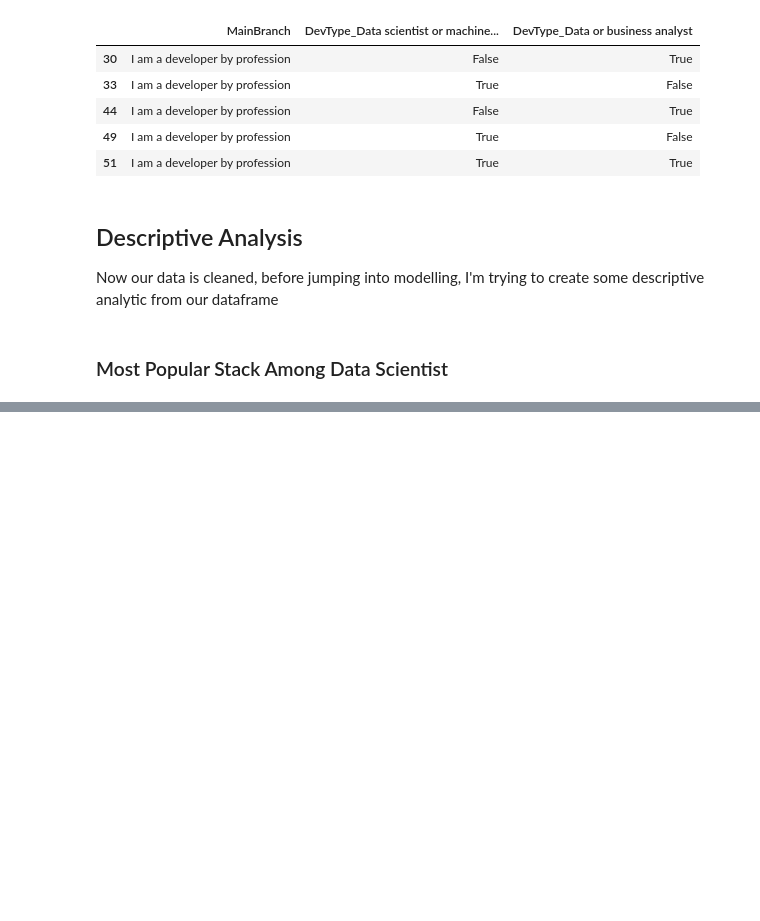
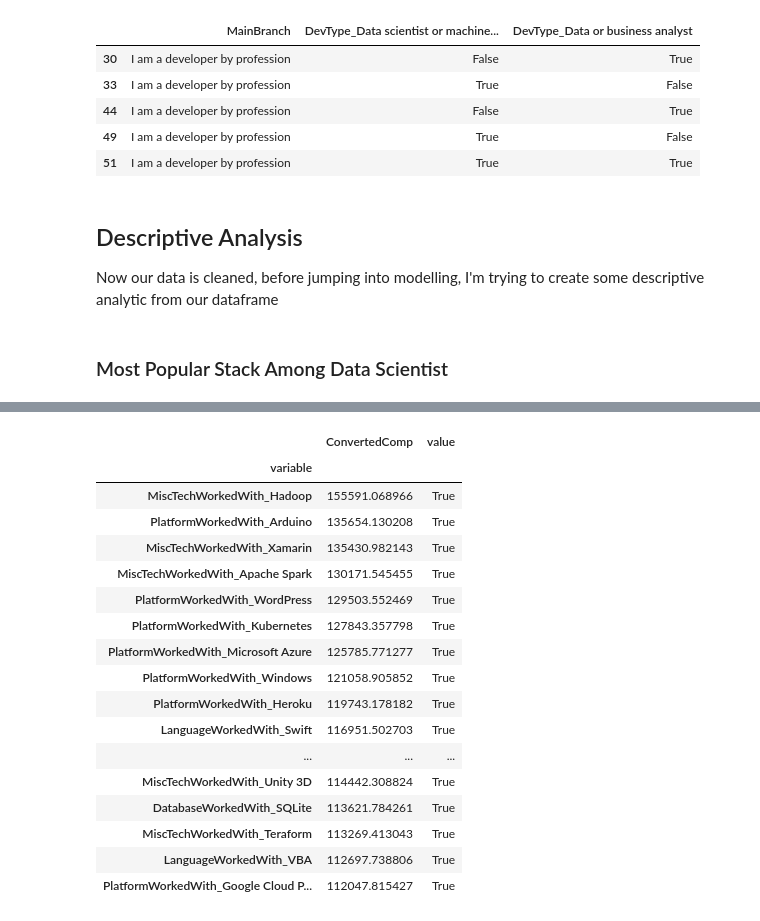
Before and after one commit to fahmiduldul/ds-blog-post, a Jupyter notebook: main.ipynb, the cells around one changed output, grey strips where cells are left out. Drawn from its saved outputs; the diff is of its cells as text; code cells hidden in the pictures; blank space fills up the shorter version.

```diff
--- a/main.ipynb
+++ b/main.ipynb
@@ -237,0 +273,4 @@ As you can see, javascript and HTML/CSS is the most common stack to work with. B
+# %%
+melted_df = pd.melt(df.dropna(subset=['ConvertedComp']),id_vars='ConvertedComp',
+                    value_vars=popular_stack_dummy_columns)
+melted_df = melted_df[melted_df['value']]
@@ -237,0 +286,21 @@ As you can see, javascript and HTML/CSS is the most common stack to work with. B
+# %%
+melted_df.groupby('variable').mean().sort_values('ConvertedComp', ascending=False).head(20)
+# %% [output]
+|  | ConvertedComp | value |
+| variable |  |  |
+| MiscTechWorkedWith_Hadoop | 155591.068966 | True |
+| PlatformWorkedWith_Arduino | 135654.130208 | True |
+| MiscTechWorkedWith_Xamarin | 135430.982143 | True |
+| MiscTechWorkedWith_Apache Spark | 130171.545455 | True |
+| PlatformWorkedWith_WordPress | 129503.552469 | True |
+| PlatformWorkedWith_Kubernetes | 127843.357798 | True |
+| PlatformWorkedWith_Microsoft Azure | 125785.771277 | True |
+| PlatformWorkedWith_Windows | 121058.905852 | True |
+| PlatformWorkedWith_Heroku | 119743.178182 | True |
+| LanguageWorkedWith_Swift | 116951.502703 | True |
+| ... | ... | ... |
+| MiscTechWorkedWith_Unity 3D | 114442.308824 | True |
+| DatabaseWorkedWith_SQLite | 113621.784261 | True |
+| MiscTechWorkedWith_Teraform | 113269.413043 | True |
+| LanguageWorkedWith_VBA | 112697.738806 | True |
+| PlatformWorkedWith_Google Cloud P... | 112047.815427 | True |
```
Also changed, not shown: parts of 14 cells of this notebook.
